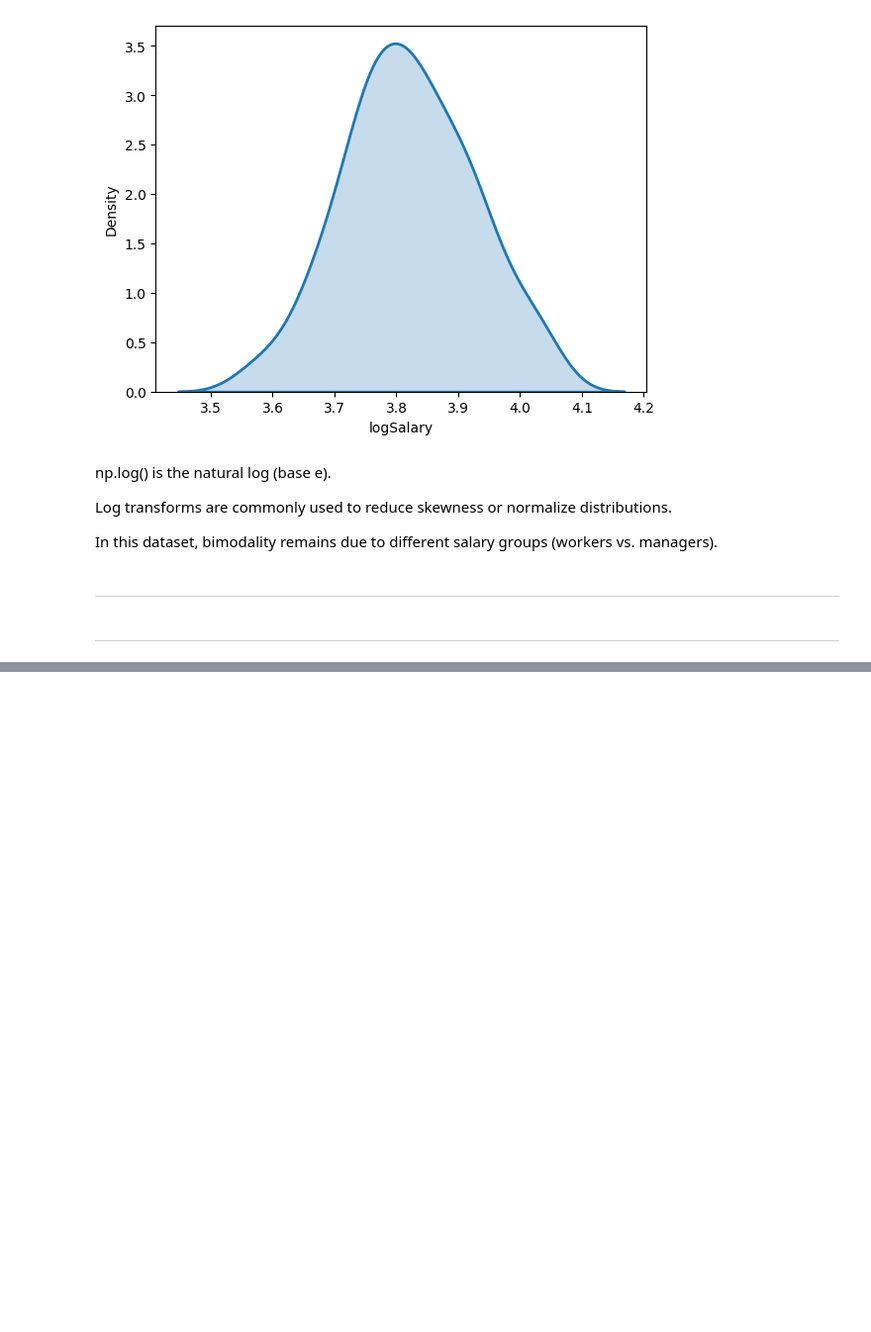
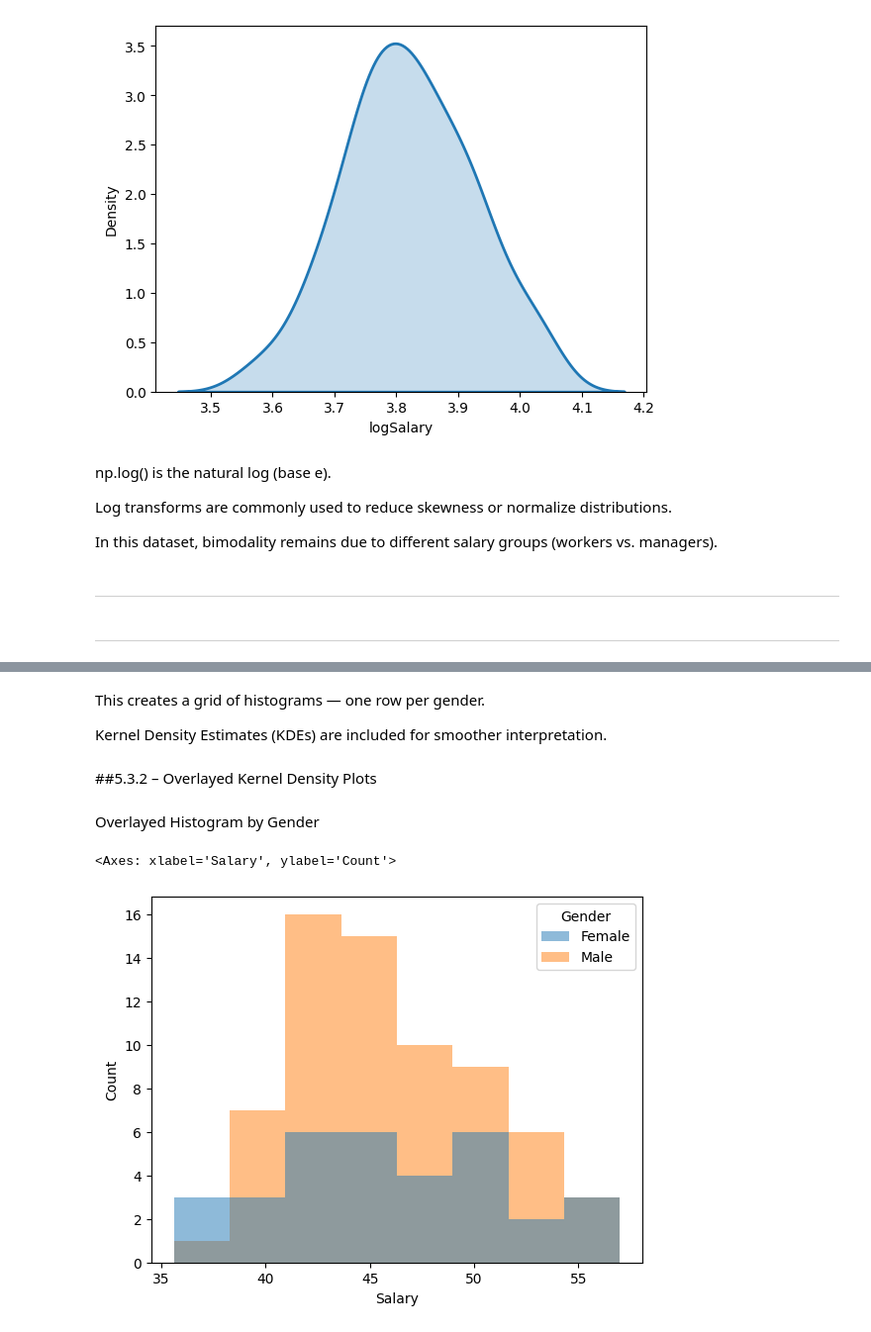
Before and after one commit to Aishaamalik/Data-Analysis-Intern, a Jupyter notebook: week_0.ipynb, the cells around one changed output, grey strips where cells are left out. Shown at 99% size. Drawn from its saved outputs; the diff is of its cells as text; code cells hidden in the pictures; blank space fills up the shorter version.

```diff
--- a/week_0.ipynb
+++ b/week_0.ipynb
@@ -1147,0 +1180,14 @@ In this dataset, bimodality remains due to different salary groups (workers vs.
+# %% [markdown]
+This creates a grid of histograms — one row per gender.
+
+Kernel Density Estimates (KDEs) are included for smoother interpretation.
+# %% [markdown]
+##5.3.2 – Overlayed Kernel Density Plots
+# %% [markdown]
+Overlayed Histogram by Gender
+# %%
+# Overlayed histogram (with overlapping colors)
+sns.histplot(x='Salary', hue='Gender', data=bank, linewidth=0)
+# %% [output]
+<Axes: xlabel='Salary', ylabel='Count'>
+[figure, added]
```
Also changed, not shown: parts of 20 cells of this notebook.
